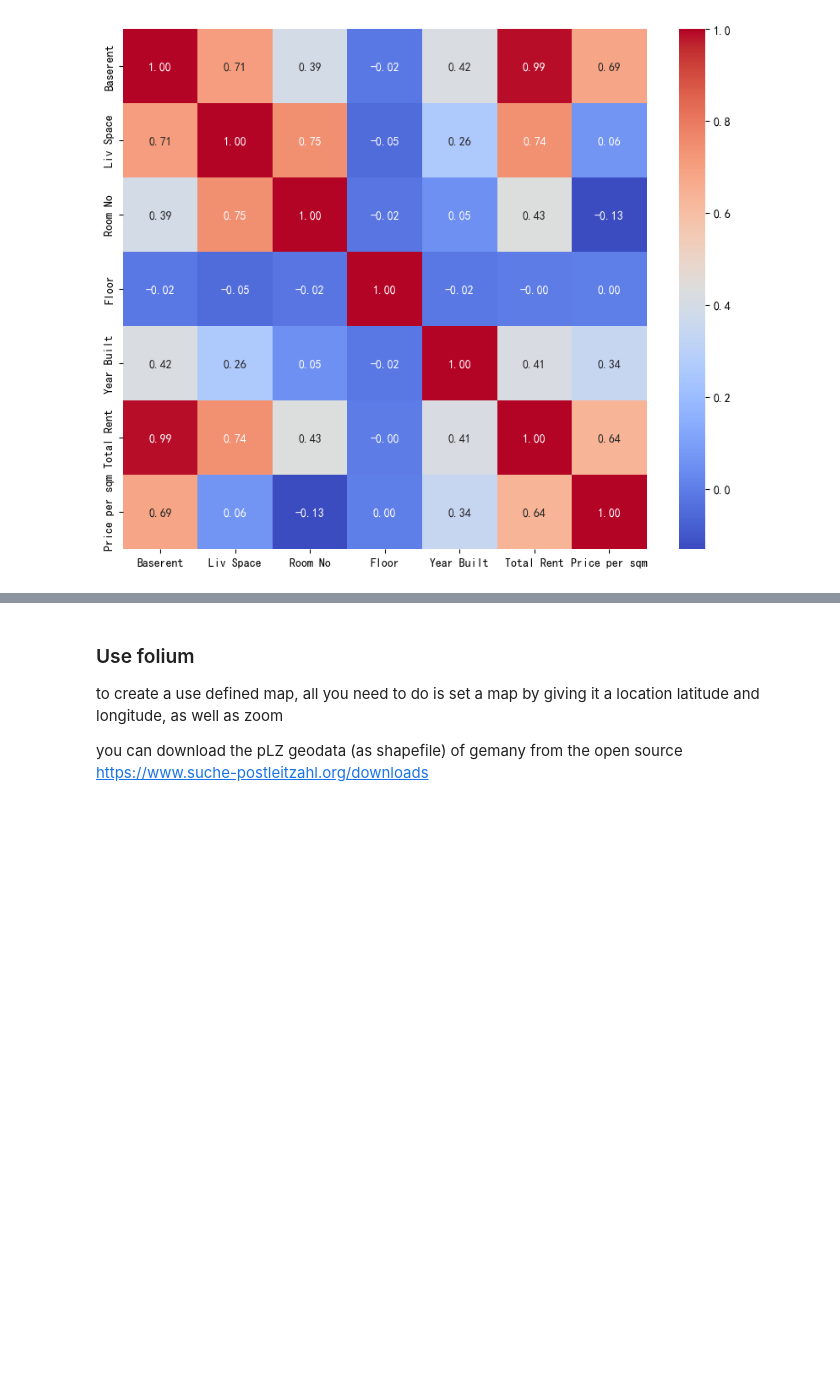
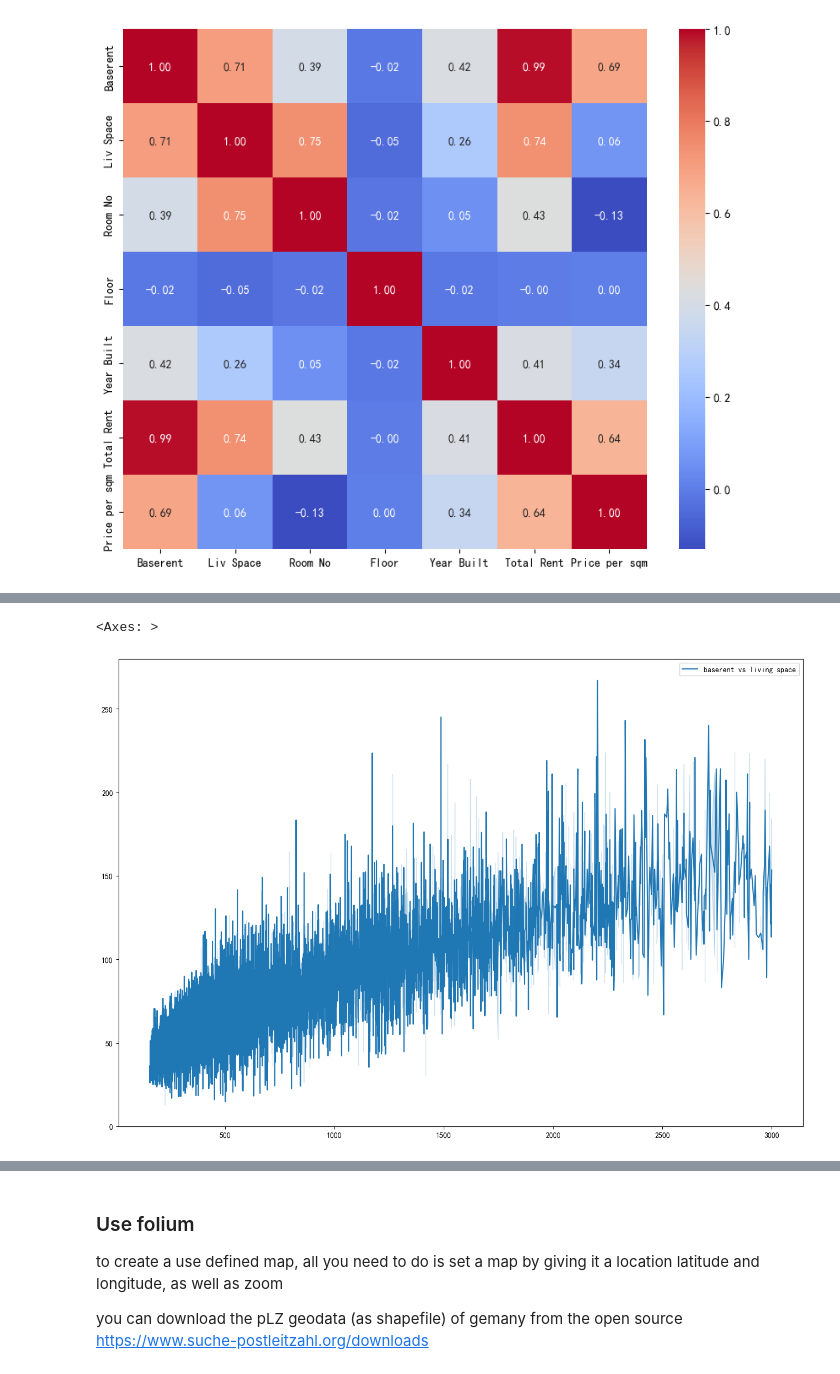
Before and after one commit to dietertao/b_python_dshb_cn, a Jupyter notebook: docs/Chapter02/1.2.ds_projet_np02.ipynb, the cells around one changed output, grey strips where cells are left out. Cells and saved outputs as stored; diff of their text form; code cells hidden in the pictures; blank space fills up the shorter version.

```diff
--- a/docs/Chapter02/1.2.ds_projet_np02.ipynb
+++ b/docs/Chapter02/1.2.ds_projet_np02.ipynb
@@ -878,0 +908,6 @@ sns.heatmap(corr_matrix, annot=True, cmap=sns.diverging_palette(230, 20, as_cmap
+# %%
+# try seaborn plot
+sns.lineplot(x=baserent_f, y=liv_space_f, label='baserent vs living space')
+# %% [output]
+<Axes: >
+[figure, added]
```
Also changed, not shown: parts of 10 cells of this notebook, 2 other files.
